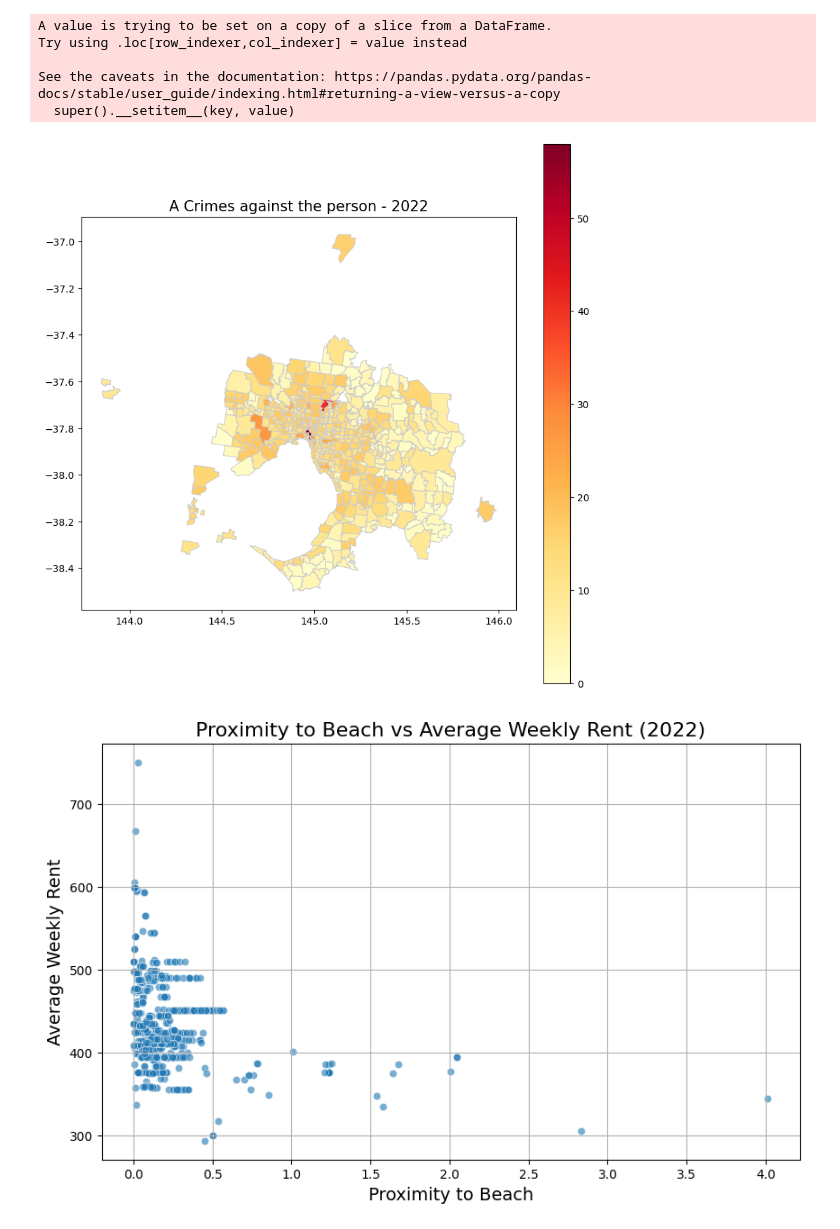
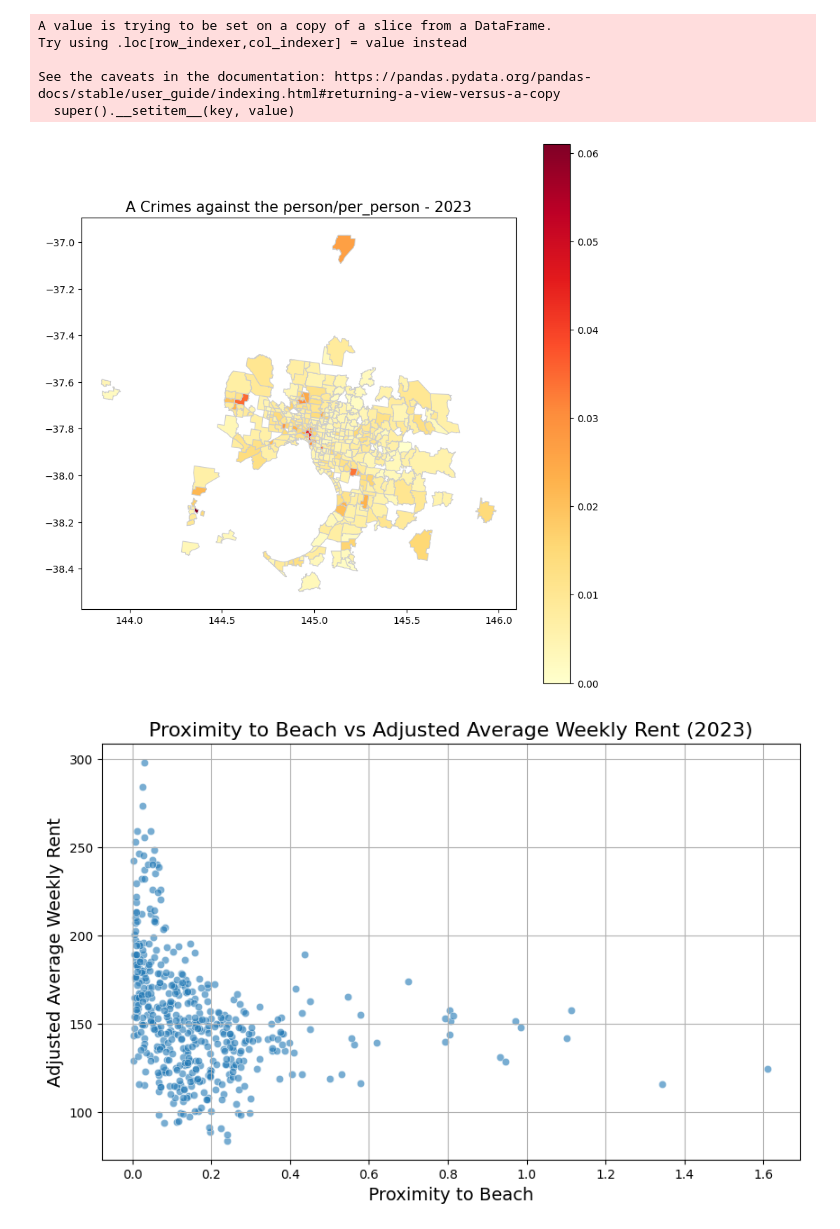
Before and after one commit to MAST30034-AppliedDataScience/project-2-group-real-estate-industry-project-8, a Jupyter notebook: notebooks/graphMaking/preliminary analysis.ipynb, the cells around one changed output. Cells and saved outputs as stored; diff of their text form; code cells hidden in the pictures.

```diff
--- a/notebooks/graphMaking/preliminary analysis.ipynb
+++ b/notebooks/graphMaking/preliminary analysis.ipynb
@@ -2,7 +2,7 @@
 import pandas as pd
 import numpy as np
 # %%
-df = pd.read_csv('../../data2/curated/FFINAL_COMPLETE_DATASET_no_poly.csv')
+df = pd.read_csv('../../data/curated/Processed Data Final.csv')
 # %%
 pd.set_option('display.max_columns', None)
 # df.drop(columns = ['2024_average_baths', '2024_average_parking',
@@ -245,49 +314,51 @@ dfGeom['distance_to_CBD'] = dfGeom.apply(lambda row: haversine(row['geometry'].c
 dfGeom = dfGeom[dfGeom['distance_to_CBD'] <= 100]
 # %%
 # Filter for the year 2022
-df_2022 = dfGeom[dfGeom['year'] == 2022]
+df_2022 = dfGeom[dfGeom['year'] == 2023]
 
 # Ensure the GeoDataFrame has a geometry column for plotting
 if 'geometry' in df_2022.columns:
     df_2022 = gpd.GeoDataFrame(df_2022, geometry='geometry')
 
 # Plot the data as a choropleth map
 fig, ax = plt.subplots(1, 1, figsize=(10, 10))
 
-# Plot the GeoDataFrame, coloring by 'A Crimes against the person' column
+# Plot the GeoDataFrame, coloring by 'A Crimes against the person/per_person' column
 df_2022.plot(
-    column='A Crimes against the person',  # Data column for coloring
+    column='A Crimes against the person/per_person',  # Data column for coloring
     cmap='YlOrRd',  # Color map
     linewidth=0.8,  # Line width between polygons
     ax=ax,          # Axis to plot on
     edgecolor='0.8', # Edge color
     legend=True     # Add a legend
 )
 
 # Add a title
-ax.set_title('A Crimes against the person - 2022', fontsize=15)
+ax.set_title('A Crimes against the person/per_person - 2023', fontsize=15)
 
+plt.savefig('../../plots/crimesAgainstPerson2023Map.png', bbox_inches='tight')
 # Show the plot
 plt.show()
 # %% [output]
-[figure, old version]
+[figure, new version]
 # %%
 # Filter the DataFrame for the year 2022
-df_2022 = dfFilteredV2[dfFilteredV2['year'] == 2022]
+df_2022 = dfFilteredV2[dfFilteredV2['year'] == 2023]
 
 # Create the scatter plot using Seaborn
 plt.figure(figsize=(10, 6))
-sns.scatterplot(data=df_2022, x='proximity_to_beach', y='average_weekly_rent', alpha=0.6)
+sns.scatterplot(data=df_2022, x='proximity_to_beach', y='average_weekly_rent/inflation/household_size', alpha=0.6)
 
 # Add labels and title
 plt.xlabel('Proximity to Beach', fontsize=14)
-plt.ylabel('Average Weekly Rent', fontsize=14)
-plt.title('Proximity to Beach vs Average Weekly Rent (2022)', fontsize=16)
+plt.ylabel('Adjusted Average Weekly Rent', fontsize=14)
+plt.title('Proximity to Beach vs Adjusted Average Weekly Rent (2023)', fontsize=16)
 
 # Show grid
 plt.grid(True)
 
+plt.savefig('../../plots/proximityToBeachVsAvgWeeklyRent.png', bbox_inches='tight')
 # Show the plot
 plt.show()
 # %% [output]
-[figure, old version]
+[figure, new version]
```
Also changed, not shown: parts of 36 cells of this notebook, 29 other files.
